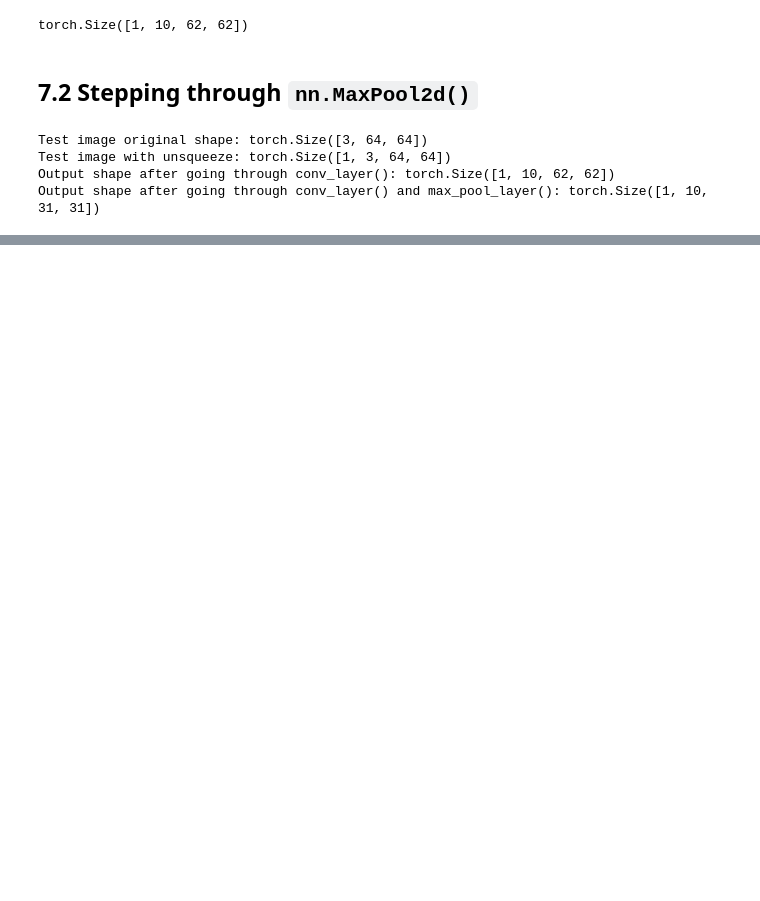
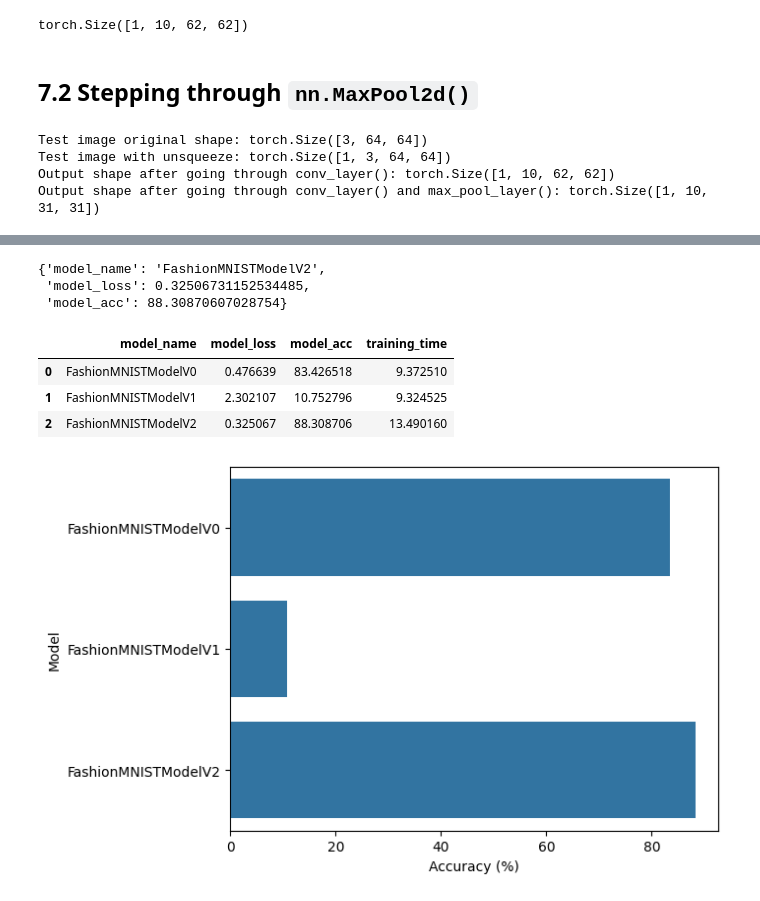
Before and after one commit to JoachimLombardi/Portfolio, a Jupyter notebook: Deep Learning/PyTorch/Classification/Computer vision/03_pytorch_computer_vision_video.ipynb, the cells around one changed output, grey strips where cells are left out. Cells and saved outputs as stored; diff of their text form; code cells hidden in the pictures; blank space fills up the shorter version.

```diff
--- a/Deep Learning/PyTorch/Classification/Computer vision/03_pytorch_computer_vision_video.ipynb
+++ b/Deep Learning/PyTorch/Classification/Computer vision/03_pytorch_computer_vision_video.ipynb
@@ -507,7 +521,7 @@ model_0_results = eval_model(model=model_0,
                              data_loader=test_dataloader,
                              loss_fn=loss_fn,
                              accuracy_fn=accuracy_fn,
-                             device="cpu")
+                             device="cuda")
 model_0_results
 # %% [output]
 {'model_name': 'FashionMNISTModelV0',
@@ -902,0 +914,5 @@ Max pool tensor shape: torch.Size([1, 1, 1, 1])
+# %%
+# Setup loss and optimizer
+loss_fn = nn.CrossEntropyLoss()
+optimizer = torch.optim.SGD(params=model_2.parameters(),
+                             lr=0.1)
@@ -902,0 +966,32 @@ Max pool tensor shape: torch.Size([1, 1, 1, 1])
+# %%
+# Get model_2 results
+model_2_results = eval_model(
+    model=model_2,
+    data_loader=test_dataloader,
+    loss_fn=loss_fn,
+    accuracy_fn=accuracy_fn,
+    device=device
+)
+model_2_results
+# %% [output]
+{'model_name': 'FashionMNISTModelV2',
+ 'model_loss': 0.32506731152534485,
+ 'model_acc': 88.30870607028754}
+# %%
+all_results = [model_0_results, model_1_results, model_2_results]
+train_time = [total_train_time_model_0, total_train_time_model_1, total_train_time_model_2]
+results = pd.DataFrame(all_results)
+results["training_time"] = train_time
+results
+# %% [output]
+|  | model_name | model_loss | model_acc | training_time |
+| 0 | FashionMNISTModelV0 | 0.476639 | 83.426518 | 9.372510 |
+| 1 | FashionMNISTModelV1 | 2.302107 | 10.752796 | 9.324525 |
+| 2 | FashionMNISTModelV2 | 0.325067 | 88.308706 | 13.490160 |
+# %%
+sns.barplot(data=results, x="model_acc", y="model_name")
+plt.xlabel("Accuracy (%)")
+plt.ylabel("Model")
+plt.show()
+# %% [output]
+[figure, added]
```
Also changed, not shown: parts of 41 cells of this notebook, 12 other files.
